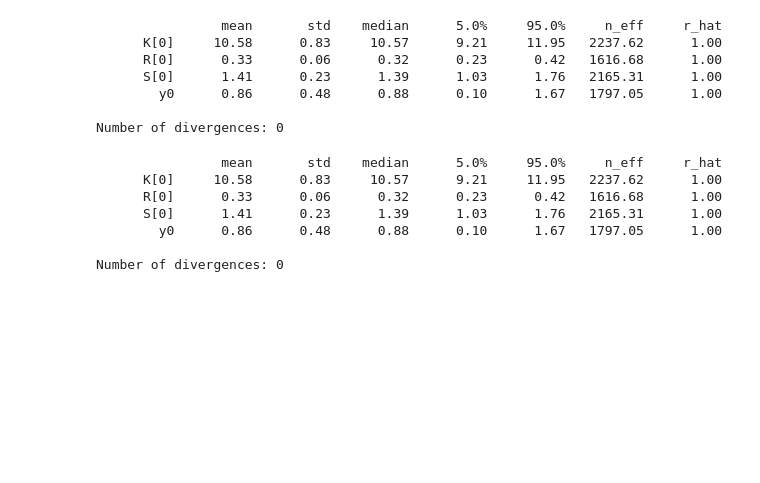
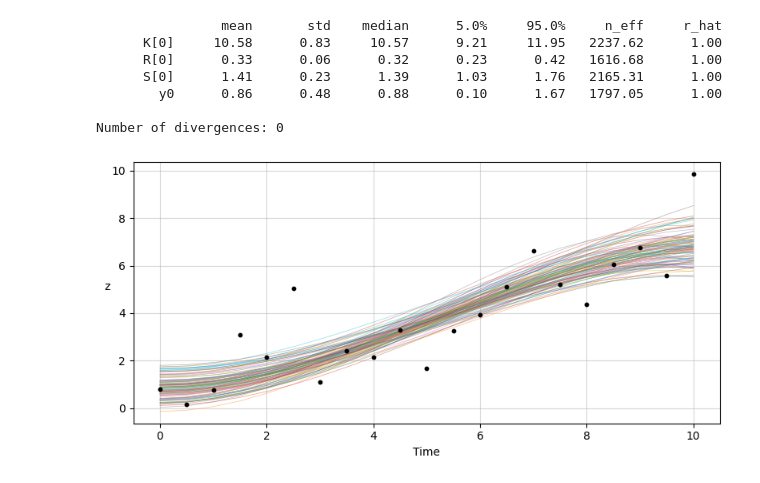
Before and after one commit to craigfouts/discourse, a Jupyter notebook: discourse/tutorials/numpyro/sandbox.ipynb, the cells around one changed output. Cells and saved outputs as stored; diff of their text form; code cells hidden in the pictures; blank space fills up the shorter version.

```diff
--- a/discourse/tutorials/numpyro/sandbox.ipynb
+++ b/discourse/tutorials/numpyro/sandbox.ipynb
@@ -12,2 +13,3 @@ from numpyro.infer import MCMC, NUTS, init_to_sample
 # %%
 seed = 739485
+key = jax.random.key(seed)
@@ -77,12 +78,16 @@ fit.print_summary()
 
 Number of divergences: 0
 # %%
-fit.print_summary()
+sample_draws = fit.get_samples()
+sample_idx = jax.random.choice(key, fit.num_chains*fit.num_samples, (100,))
+param_draws = draws['y0'][sample_idx], draws['R'][sample_idx], draws['K'][sample_idx]
+z = np.stack([odeint(f, y0, t, R, K) for y0, R, K in zip(*param_draws)]).T
+fig, ax = plt.subplots(figsize=(8, 4))
+ax.grid(alpha=.5)
+ax.plot(df['time'], z, alpha=.5, linewidth=.5)
+ax.scatter(df['time'], df['y'], s=10, c='black', zorder=2)
+ax.set_xlabel('Time')
+ax.set_ylabel('z', rotation=0.)
+fig.tight_layout()
 # %% [output]
-                mean       std    median      5.0%     95.0%     n_eff     r_hat
-      K[0]     10.58      0.83     10.57      9.21     11.95   2237.62      1.00
-      R[0]      0.33      0.06      0.32      0.23      0.42   1616.68      1.00
-      S[0]      1.41      0.23      1.39      1.03      1.76   2165.31      1.00
-        y0      0.86      0.48      0.88      0.10      1.67   1797.05      1.00
-
-Number of divergences: 0
+[figure, added]
```
Also changed, not shown: parts of 6 cells of this notebook, 5 other files.
